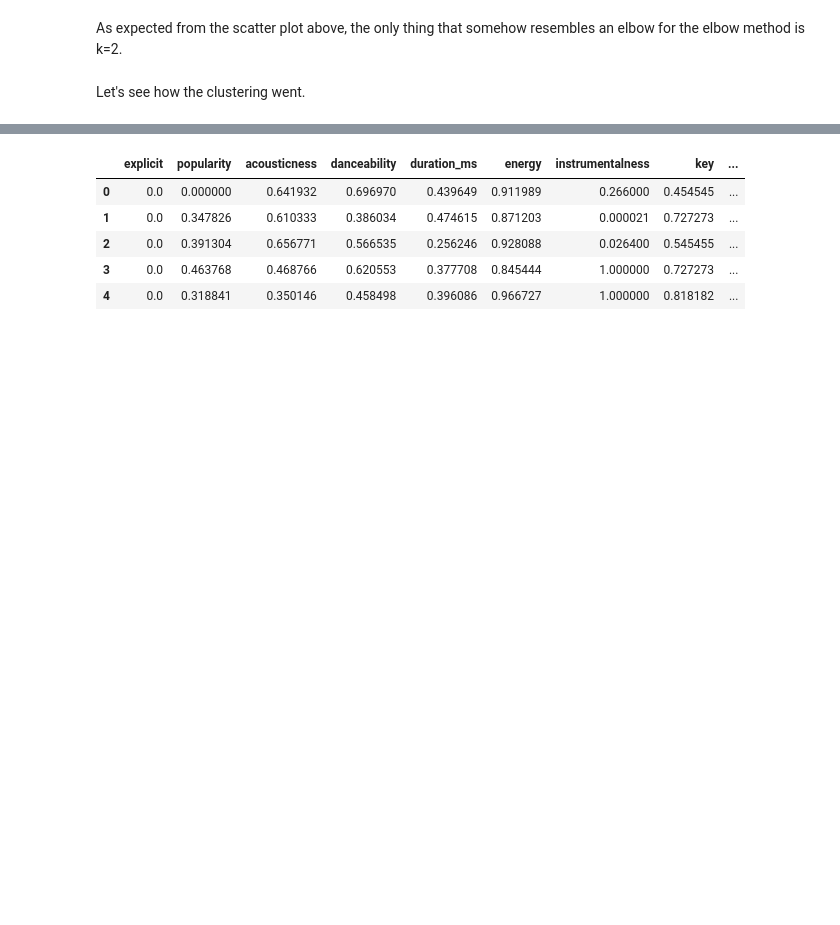
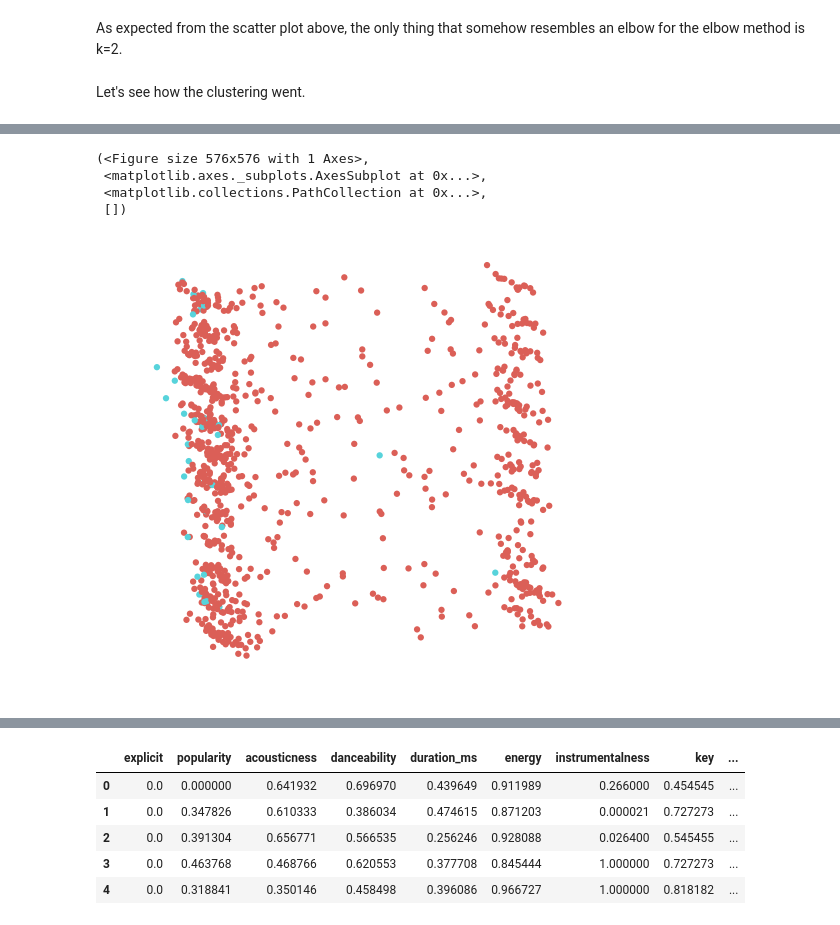
Before and after one commit to nsiicm0/Spot-On-Playlist-Organizer, a Jupyter notebook: data_exploration.ipynb, the cells around one changed output, grey strips where cells are left out. Drawn from its saved outputs; the diff is of its cells as text; code cells hidden in the pictures; blank space fills up the shorter version.

```diff
--- a/data_exploration.ipynb
+++ b/data_exploration.ipynb
@@ -731,0 +750,19 @@ This looks like an almost perfect clustering result.
+# %%
+class DisabledCV:
+    def __init__(self):
+        self.n_splits = 1
+
+    def split(self, X, y=None, groups=None):
+        yield (np.arange(len(X)), np.arange(len(X)))
+
+    def get_n_splits(self, X, y, groups=None):
+        return self.n_splits
+# %%
+parameters = {
+        'eps': (0.5,0.75,1,1.25,1.5,2,3,4),
+        'min_samples': (1,2,3,4,5,6,7,8,9,10),
+        'metric': ('cosine','euclidean','manhattan')
+    }
+gs = GridSearchCV(estimator=DBSCAN(), param_grid=parameters,
+                  scoring=cv_silhouette_scorer, cv=DisabledCV(), n_jobs=-1)
+gs.fit(df_clean.loc[:, ~df_clean.columns.isin(['id'])])
@@ -731,0 +779,28 @@ This looks like an almost perfect clustering result.
+# %%
+def scatter_no_texts(x, colors):
+    # choose a color palette with seaborn.
+    num_classes = len(np.unique(colors))
+    palette = np.array(sns.color_palette("hls", num_classes))
+
+    # create a scatter plot.
+    f = plt.figure(figsize=(8, 8))
+    ax = plt.subplot(aspect='equal')
+    sc = ax.scatter(x[:,0], x[:,1], lw=0, s=40, c=palette[colors.astype(np.int)])
+    plt.xlim(-25, 25)
+    plt.ylim(-25, 25)
+    ax.axis('off')
+    ax.axis('tight')
+
+    # add the labels for each digit corresponding to the label
+    txts = []
+
+    return f, ax, sc, txts
+# %%
+clustering = DBSCAN(eps=gs.best_params_['eps'], min_samples=gs.best_params_['min_samples']).fit(X)
+scatter_no_texts(pca_result, np.array([abs(x) for x in list(clustering.labels_)]))
+# %% [output]
+(<Figure size 576x576 with 1 Axes>,
+ <matplotlib.axes._subplots.AxesSubplot at 0x...>,
+ <matplotlib.collections.PathCollection at 0x...>,
+ [])
+[figure, added]
```
Also changed, not shown: parts of 28 cells of this notebook, 8 other files.
